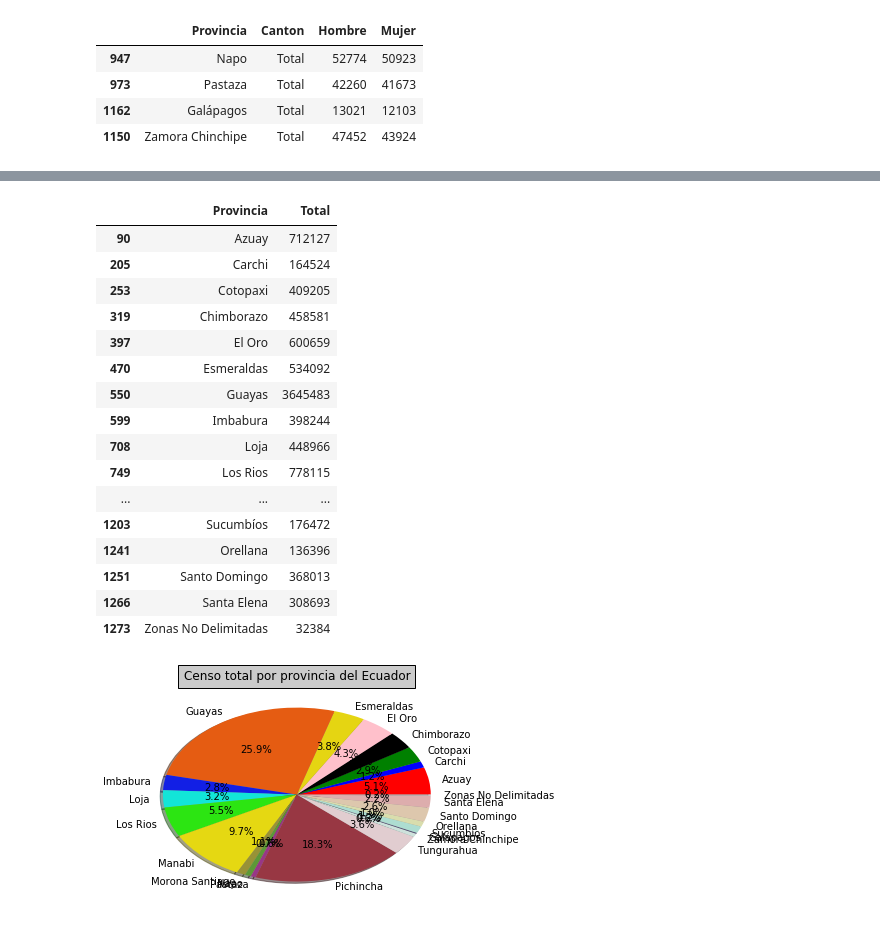
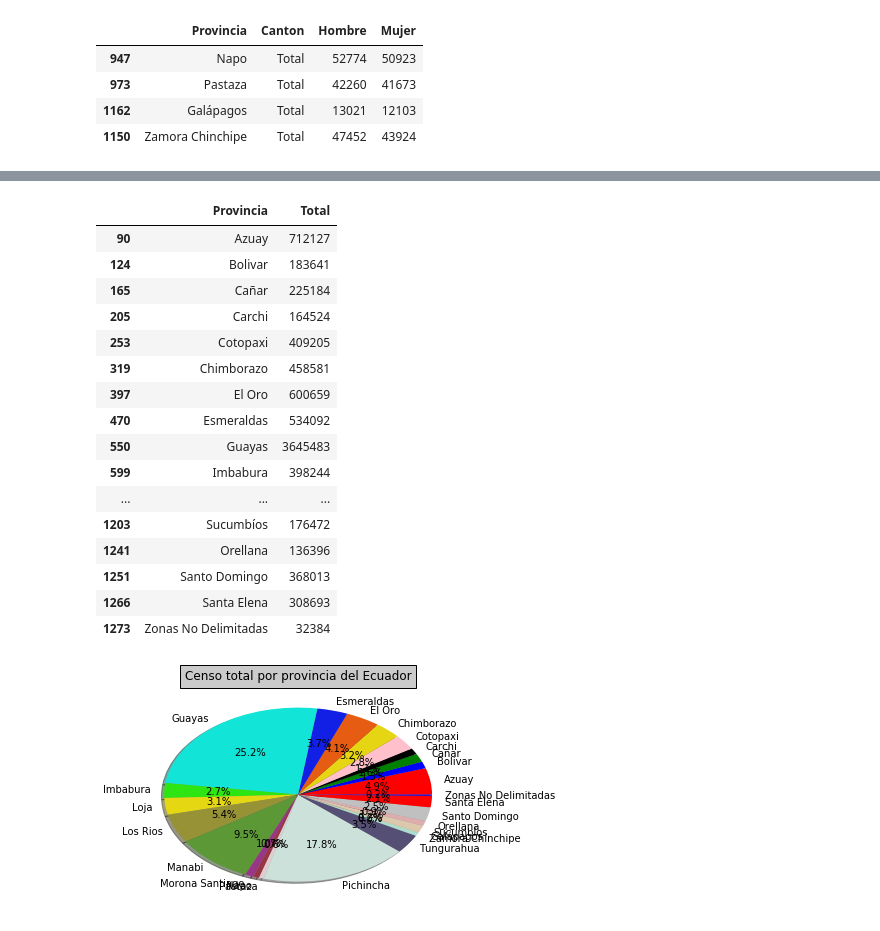
Before and after one commit to programacion-taw-utpl-001/trabajo-final-primer-bimestre-final-012, a Jupyter notebook: proyecto final/Untitled.ipynb, the cells around one changed output, grey strips where cells are left out. Saved outputs shown, nothing was run; the diff lists cells and outputs as text; code cells hidden in the pictures.

```diff
--- a/proyecto final/Untitled.ipynb
+++ b/proyecto final/Untitled.ipynb
@@ -178,9 +268,11 @@ show(p)
 # %%
-# como podemos observar le podemos indicar la posicion que deseamos extraer desde nuestro csv
-tabla1. iloc [[ 90 , 205, 253, 319, 397, 470,550,599,708,749,847,918,947, 973 ,1042,1105,1150,1162,1203,1241,1251,1266,1273 ],  [0, 5]]
+# prsentaremos el total de poblacion por provincias
+tabla1. iloc [[ 90,124,165 , 205, 253, 319, 397, 470,550,599,708,749,847,918,947, 973 ,1042,1105,1150,1162,1203,1241,1251,1266,1273 ],  [0, 5]]
 # %% [output]
 |  | Provincia | Total |
 | 90 | Azuay | 712127 |
+| 124 | Bolivar | 183641 |
+| 165 | Cañar | 225184 |
 | 205 | Carchi | 164524 |
 | 253 | Cotopaxi | 409205 |
 | 319 | Chimborazo | 458581 |
@@ -188,8 +280,6 @@ tabla1. iloc [[ 90 , 205, 253, 319, 397, 470,550,599,708,749,847,918,947, 973 ,1
 | 470 | Esmeraldas | 534092 |
 | 550 | Guayas | 3645483 |
 | 599 | Imbabura | 398244 |
-| 708 | Loja | 448966 |
-| 749 | Los Rios | 778115 |
 | ... | ... | ... |
 | 1203 | Sucumbíos | 176472 |
 | 1241 | Orellana | 136396 |
@@ -199,14 +289,14 @@ tabla1. iloc [[ 90 , 205, 253, 319, 397, 470,550,599,708,749,847,918,947, 973 ,1
 # %%
 from matplotlib import pyplot
 # %%
-lenguajes=('Azuay', 'Carchi', 'Cotopaxi', 'Chimborazo', 'El Oro', 'Esmeraldas','Guayas', 'Imbabura', 'Loja', 'Los Rios', 'Manabi','Morona Santiago', 'Napo', 'Pastaza', 'Pichincha', 'Tungurahua','Zamora Chinchipe', 'Galápagos', 'Sucumbíos', 'Orellana', 'Santo Domingo', 'Santa Elena', 'Zonas No Delimitadas')
-slices=(712127, 164524, 409205, 458581, 600659, 534092,3645483, 398244, 448966, 778115, 1369780, 147940, 103697, 83933, 2576287,504583, 91376, 25124, 176472, 136396, 368013, 308693, 32384)
+lenguajes=('Azuay','Bolivar','Cañar' ,'Carchi', 'Cotopaxi', 'Chimborazo', 'El Oro', 'Esmeraldas','Guayas', 'Imbabura', 'Loja', 'Los Rios', 'Manabi','Morona Santiago', 'Napo', 'Pastaza', 'Pichincha', 'Tungurahua','Zamora Chinchipe', 'Galápagos', 'Sucumbíos', 'Orellana', 'Santo Domingo', 'Santa Elena', 'Zonas No Delimitadas')
+slices=(712127,183641,225184, 164524, 409205, 458581, 600659, 534092,3645483, 398244, 448966, 778115, 1369780, 147940, 103697, 83933, 2576287,504583, 91376, 25124, 176472, 136396, 368013, 308693, 32384)
 colores=('red','blue','green','black','pink','#E5D512','#E55C12','#121FE5','#12E5D8','#2CE512','#E5D812','#989237','#5D9837','#983786','#983743','#E1CDD0','#CDE1DB','#564F75','#ADDDD1','#D9DDAD','#DDC7AD','#DDADAD','#C0C0C0')
 pyplot.pie(slices,shadow=True,labels=lenguajes, colors=colores,autopct=('%1.1f%%'))
 pyplot.title('Censo total por provincia del Ecuador',bbox={"facecolor":"1.8", "pad":5})
 output_file('pobladas.html')
 
 
 pyplot.show()
 # %% [output]
-[figure, old version]
+[figure, new version]
```
Also changed, not shown: parts of 6 cells of this notebook, 4 other files.
